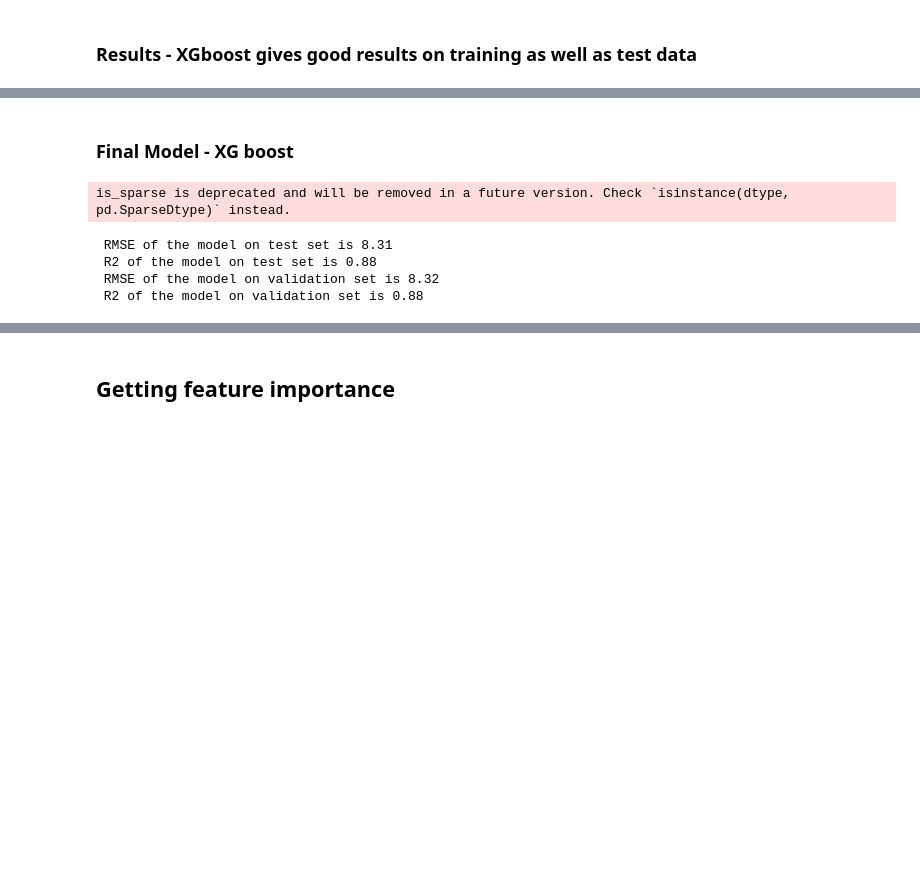
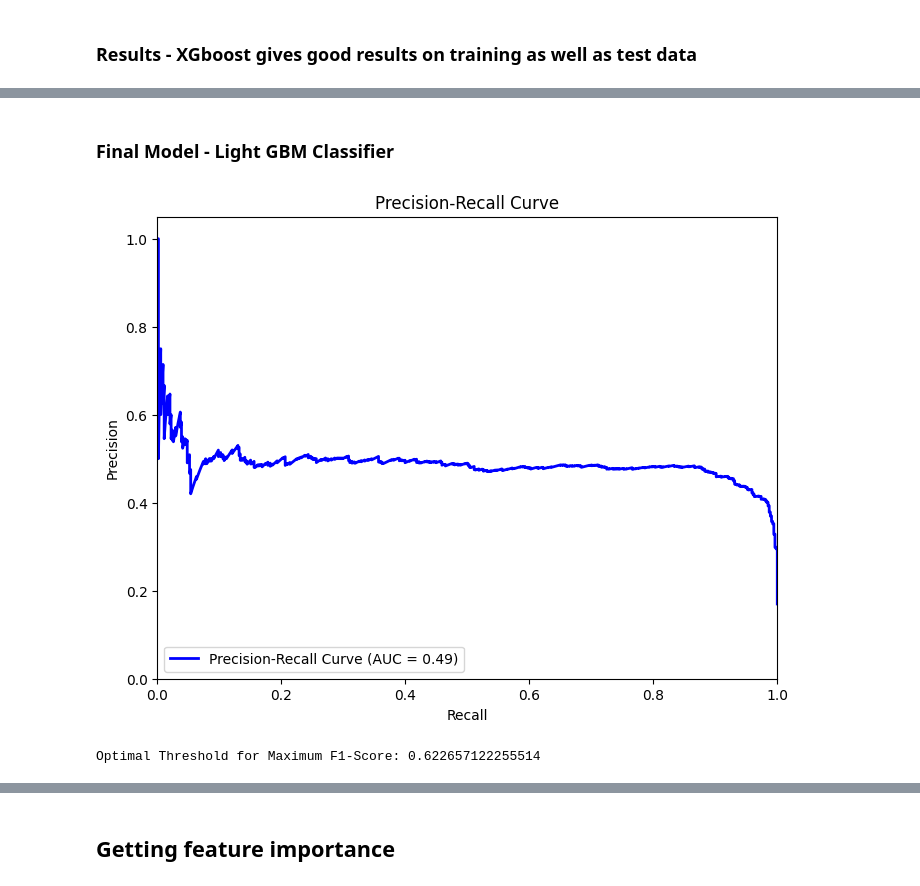
Before and after one commit to dtrelays/CreditRiskPrediction, a Jupyter notebook: notebook/ModelTraining_CreditRisk.ipynb, the cells around one changed output, grey strips where cells are left out. Cells and saved outputs as stored; diff of their text form; code cells hidden in the pictures; blank space fills up the shorter version.

```diff
--- a/notebook/ModelTraining_CreditRisk.ipynb
+++ b/notebook/ModelTraining_CreditRisk.ipynb
@@ -155,6 +173,12 @@ params = {
         "min_samples_split": [2, 5, 10],
         "min_samples_leaf": [1, 2, 4],
         "criterion": ["gini", "entropy"]
+    },
+    "Light GBM Classifier": {
+        "learning_rate": [0.01, 0.1, 0.2],
+        "n_estimators": [100, 200, 300],
+        "max_depth": [3, 4, 5,10,20],
+        "num_leaves": [31, 63, 127]
     }
 }
 # %% [markdown]
@@ -350,30 +425,42 @@ print(data)
 # %% [markdown]
-### Final Model - XG boost
+### Final Model - Light GBM Classifier
 # %%
-#Finalizing XG boost which is best combination of training and cross validation performance
-model = XGBRegressor()
-xgb = XGBRegressor(subsample=0.6, n_estimators=128, max_depth=8, learning_rate=0.1)
+model_name = 'Light GBM Classifier'
 
-xgb_trained = xgb.fit(X_train, y_train)
+# model_name = 'XGBClassifier'
 
-y_test_pred = xgb_trained.predict(X_test)
+final_model = models[model_name]
 
-y_val_pred =  xgb_trained.predict(X_val)
+final_params = data[data['Model'] == model_name]['ModelParams'].values[0]
 
-model_test_mae , model_test_rmse, model_test_r2 = evaluate_model(y_test, y_test_pred)
+xgb = final_model.set_params(**final_params)
 
-model_val_mae , model_val_rmse, model_val_r2 = evaluate_model(y_val, y_val_pred)
-
-print(" RMSE of the model on test set is %.2f" %model_test_rmse)
-
-print(" R2 of the model on test set is %.2f" %model_test_r2)
-
-print(" RMSE of the model on validation set is %.2f" %model_val_rmse)
-
-print(" R2 of the model on validation set is %.2f" %model_val_r2)
+xgb_trained = xgb.fit(X_train_resampled, y_train_resampled)
-# %% [output]
-is_sparse is deprecated and will be removed in a future version. Check `isinstance(dtype, pd.SparseDtype)` instead.
- RMSE of the model on test set is 8.31
- R2 of the model on test set is 0.88
- RMSE of the model on validation set is 8.32
- R2 of the model on validation set is 0.88
+# %%
+y_scores = xgb_trained.predict_proba(X_test)[:, 1]
+# %%
+# Compute precision-recall curve
+precision, recall, thresholds = precision_recall_curve(y_test, y_scores)
+
+# Calculate the area under the precision-recall curve (AUC-PR)
+auc_pr = auc(recall, precision)
+
+# Plot the precision-recall curve
+plt.figure(figsize=(8, 6))
+plt.plot(recall, precision, color='b', lw=2, label='Precision-Recall Curve (AUC = %0.2f)' % auc_pr)
+plt.xlabel('Recall')
+plt.ylabel('Precision')
+plt.xlim([0.0, 1.0])
+plt.ylim([0.0, 1.05])
+plt.legend(loc="lower left")
+plt.title('Precision-Recall Curve')
+plt.show()
+
+# Find the threshold that balances precision and recall
+f1_scores = 2 * (precision * recall) / (precision + recall)
+optimal_threshold_pr = thresholds[np.argmax(f1_scores)]
+
+print("Optimal Threshold for Maximum F1-Score:", optimal_threshold_pr)
+# %% [output]
+[figure, added]
+Optimal Threshold for Maximum F1-Score: 0.622657122255514
```
Also changed, not shown: parts of 31 cells of this notebook, 2 other files.
